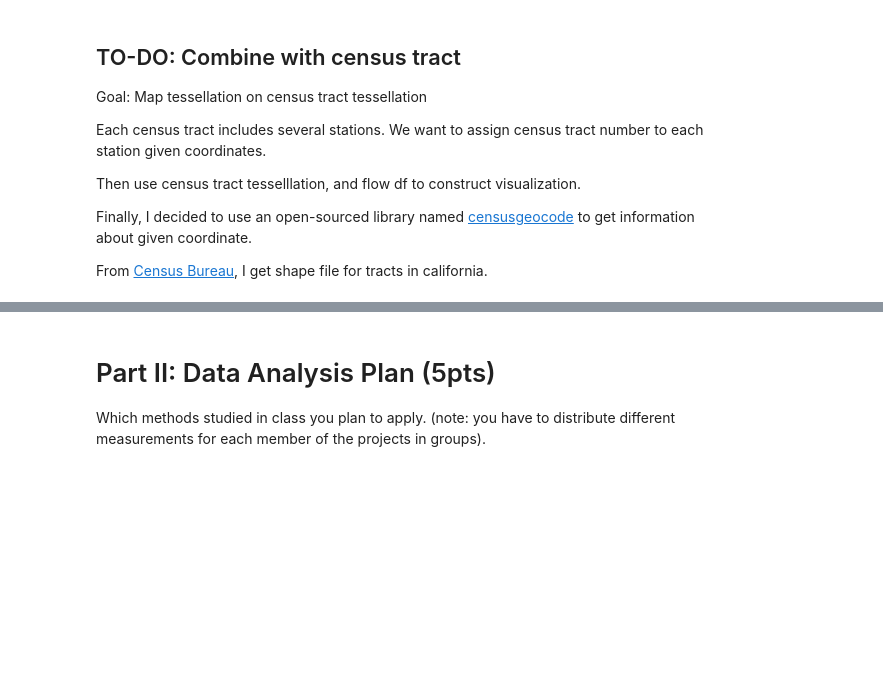
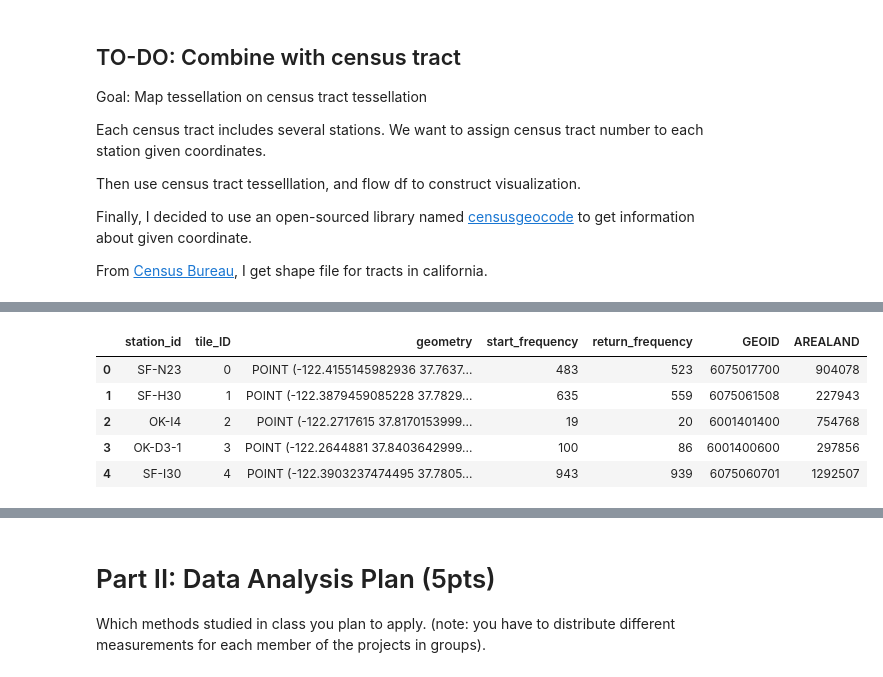
Before and after one commit to 6shun/Lyft-BayWheel, a Jupyter notebook: CE263_Project.ipynb, the cells around one changed output, grey strips where cells are left out. Cells and saved outputs as stored; diff of their text form; code cells hidden in the pictures; blank space fills up the shorter version.

```diff
--- a/CE263_Project.ipynb
+++ b/CE263_Project.ipynb
@@ -460,0 +361,12 @@ df_csv_new.merge(station_tess_df_new, left_on='tile_ID_start', right_on='tile_ID
+# %%
+# Read the ran stored file
+df = pd.read_csv('data/station_tess_df_new.csv')
+station_tess = df.drop(df.columns[df.columns.str.contains('unnamed',case = False)],axis = 1)
+station_tess.head(5)
+# %% [output]
+|  | station_id | tile_ID | geometry | start_frequency | return_frequency | GEOID | AREALAND |
+| 0 | SF-N23 | 0 | POINT (-122.4155145982936 37.7637... | 483 | 523 | 6075017700 | 904078 |
+| 1 | SF-H30 | 1 | POINT (-122.3879459085228 37.7829... | 635 | 559 | 6075061508 | 227943 |
+| 2 | OK-I4 | 2 | POINT (-122.2717615 37.8170153999... | 19 | 20 | 6001401400 | 754768 |
+| 3 | OK-D3-1 | 3 | POINT (-122.2644881 37.8403642999... | 100 | 86 | 6001400600 | 297856 |
+| 4 | SF-I30 | 4 | POINT (-122.3903237474495 37.7805... | 943 | 939 | 6075060701 | 1292507 |
```
Also changed, not shown: parts of 29 cells of this notebook, 3 other files.
